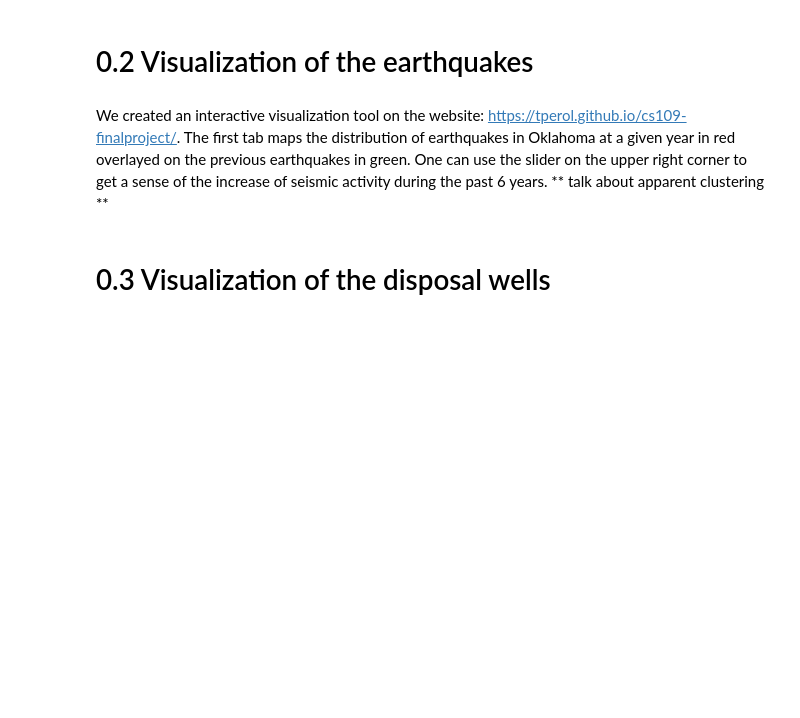
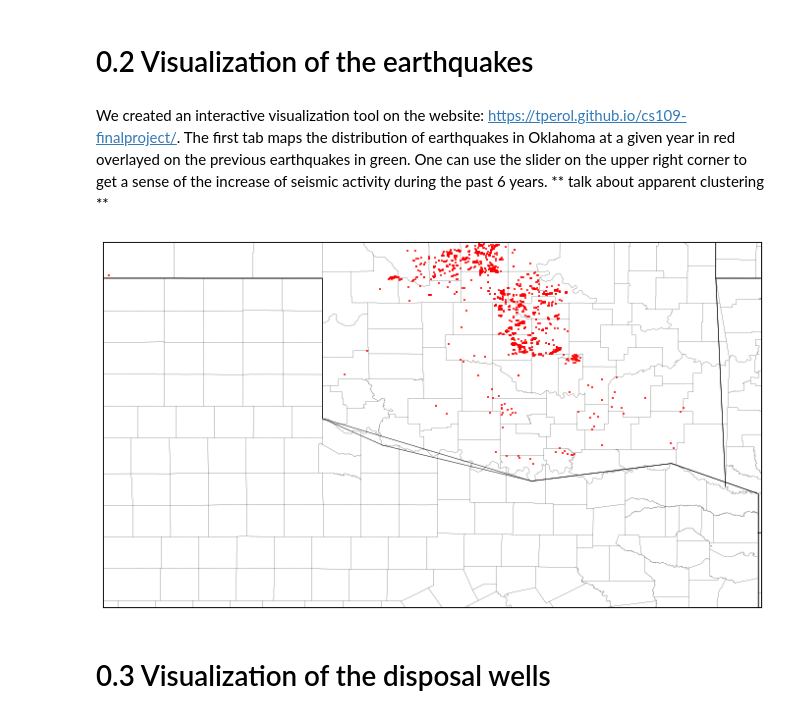
Before and after one commit to tperol/earthquake-clusters, a Jupyter notebook: Final.ipynb, the cells around one changed output. Cells and saved outputs as stored; diff of their text form; code cells hidden in the pictures; blank space fills up the shorter version.

```diff
--- a/Final.ipynb
+++ b/Final.ipynb
@@ -181,6 +180,27 @@ Note that OGS stands for Oklahoma Geological Survey and USGS for United	States	G
 # %% [markdown]
 We created an interactive visualization tool on the website: https://tperol.github.io/cs109-finalproject/.
 The first tab maps the distribution of earthquakes in Oklahoma at a given year in red overlayed on the previous earthquakes in green. One can use the slider on the upper right corner to get a sense of the increase of seismic activity during the past 6 years. ** talk about apparent clustering **
+# %%
+#REQUIRES INSTALLATION conda install basemap
+#received assistance from https://peak5390.wordpress.com/2012/12/08/matplotlib-basemap-tutorial-plotting-points-on-a-simple-map/
+from mpl_toolkits.basemap import Basemap
+import matplotlib.pyplot as plt
+import numpy as np
+
+def plot_earthquakes(df):
+    map = Basemap(llcrnrlon=int(min(df.longitude))-1, llcrnrlat=int(min(df.latitude))-1,
+                  urcrnrlon=int(max(df.longitude))+1, urcrnrlat=int(max(df.latitude))+1)
+    map.plot(df.longitude.values, df.latitude.values, 'ro', markersize=2)
+    map.drawmapboundary(fill_color='white')
+    map.drawcoastlines()
+    map.drawstates()
+    map.drawcounties()
+    plt.plot()
+    plt.show()
+# %%
+plot_earthquakes(eq_df[(eq_df.prefmag>=3)])
+# %% [output]
+[figure, added]
 # %% [markdown]
 # 0.3 Visualization of the disposal wells
 # %% [markdown]
```
Also changed, not shown: parts of 11 cells of this notebook.
